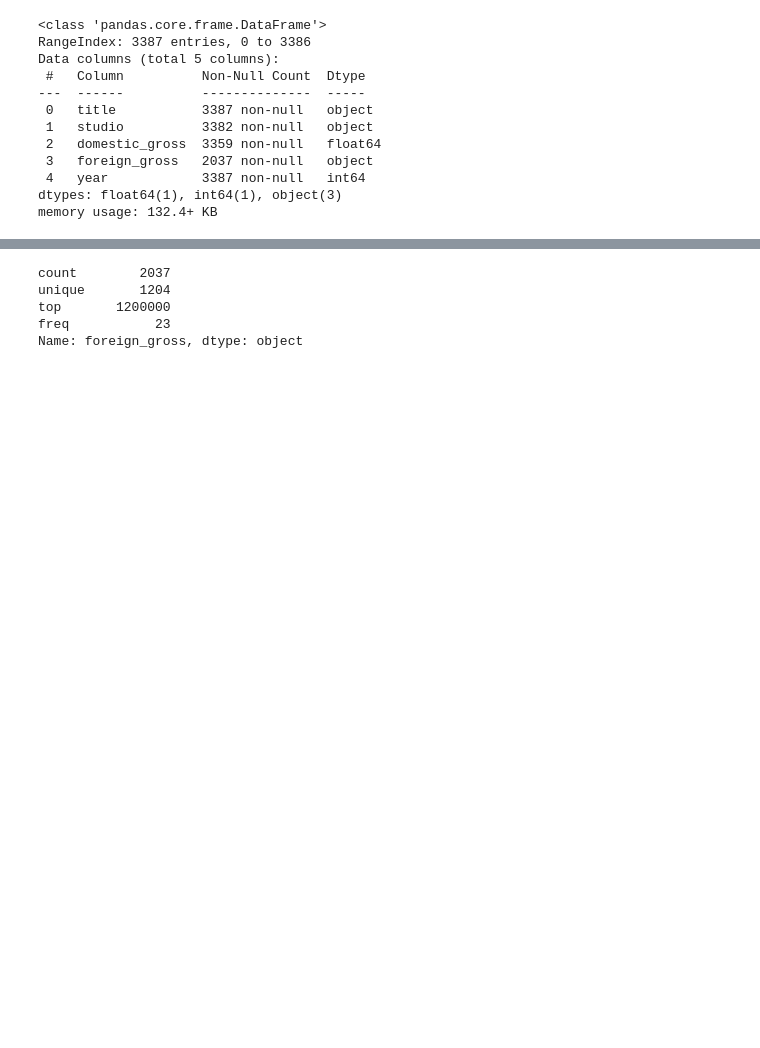
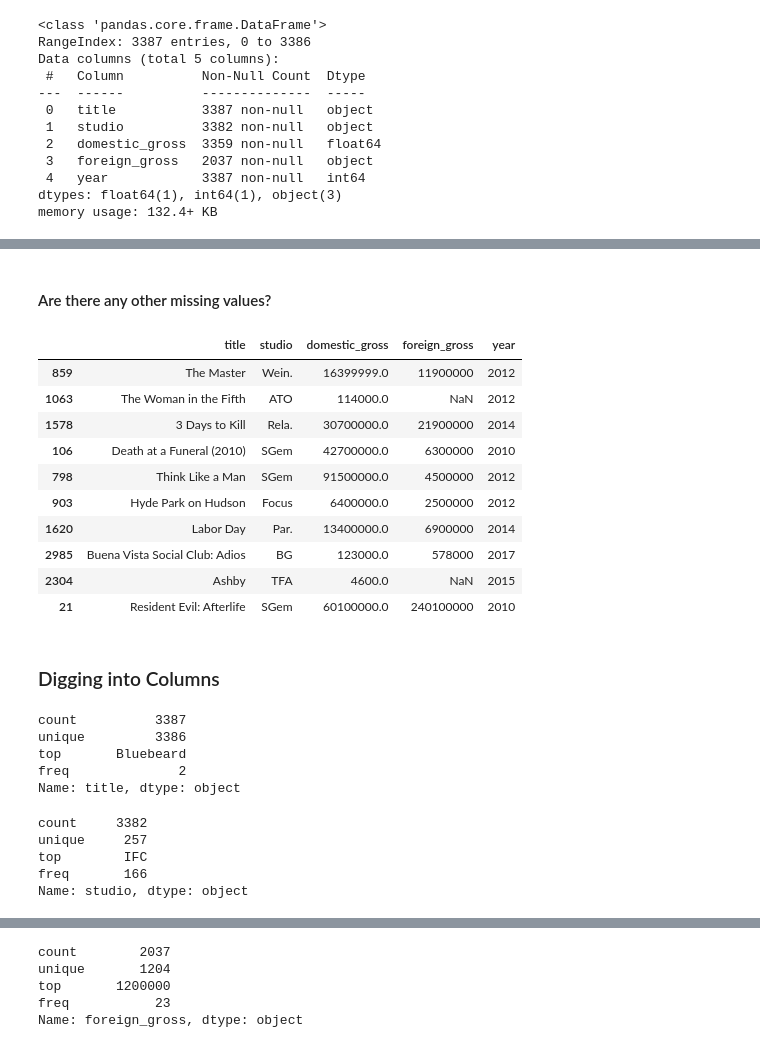
Before and after one commit to ran0027/microsoft_movie_analysis, a Jupyter notebook: EDA.ipynb, the cells around one changed output, grey strips where cells are left out. Cells and saved outputs as stored; diff of their text form; code cells hidden in the pictures; blank space fills up the shorter version.

```diff
--- a/EDA.ipynb
+++ b/EDA.ipynb
@@ -36,0 +46,36 @@ memory usage: 132.4+ KB
+# %% [markdown]
+#### Are there any other missing values?
+# %%
+rand.seed(39)
+indices = rand.sample(range(0,len(gross_revenue_by_film)), 10)
+gross_revenue_by_film.loc[indices]
+# %% [output]
+|  | title | studio | domestic_gross | foreign_gross | year |
+| 859 | The Master | Wein. | 16399999.0 | 11900000 | 2012 |
+| 1063 | The Woman in the Fifth | ATO | 114000.0 | NaN | 2012 |
+| 1578 | 3 Days to Kill | Rela. | 30700000.0 | 21900000 | 2014 |
+| 106 | Death at a Funeral (2010) | SGem | 42700000.0 | 6300000 | 2010 |
+| 798 | Think Like a Man | SGem | 91500000.0 | 4500000 | 2012 |
+| 903 | Hyde Park on Hudson | Focus | 6400000.0 | 2500000 | 2012 |
+| 1620 | Labor Day | Par. | 13400000.0 | 6900000 | 2014 |
+| 2985 | Buena Vista Social Club: Adios | BG | 123000.0 | 578000 | 2017 |
+| 2304 | Ashby | TFA | 4600.0 | NaN | 2015 |
+| 21 | Resident Evil: Afterlife | SGem | 60100000.0 | 240100000 | 2010 |
+# %% [markdown]
+### Digging into Columns
+# %%
+gross_revenue_by_film.title.describe() # Need to check for duplicates & remove based on title column
+# %% [output]
+count          3387
+unique         3386
+top       Bluebeard
+freq              2
+Name: title, dtype: object
+# %%
+gross_revenue_by_film.studio.describe()
+# %% [output]
+count     3382
+unique     257
+top        IFC
+freq       166
+Name: studio, dtype: object
```
Also changed, not shown: parts of 39 cells of this notebook.
